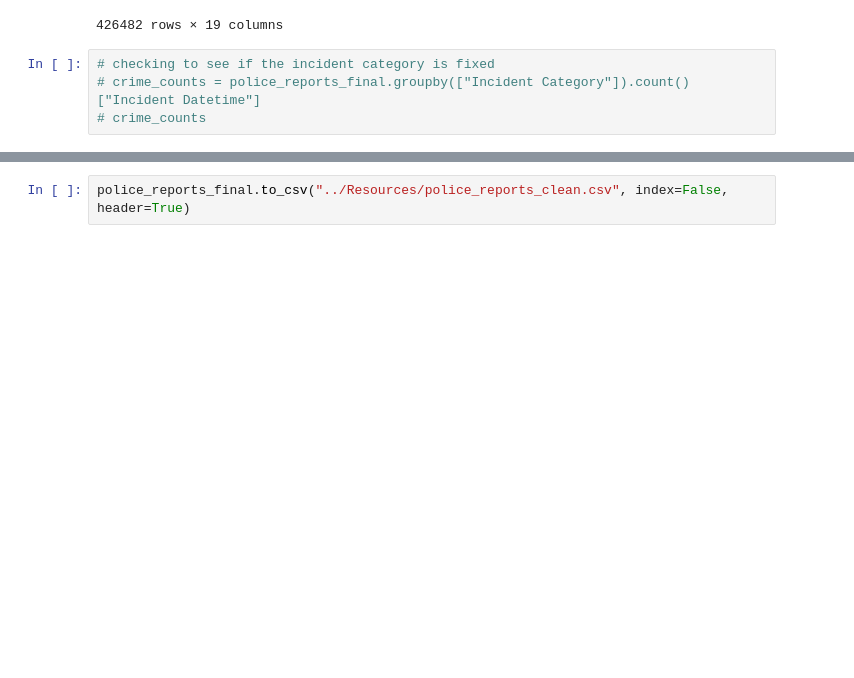
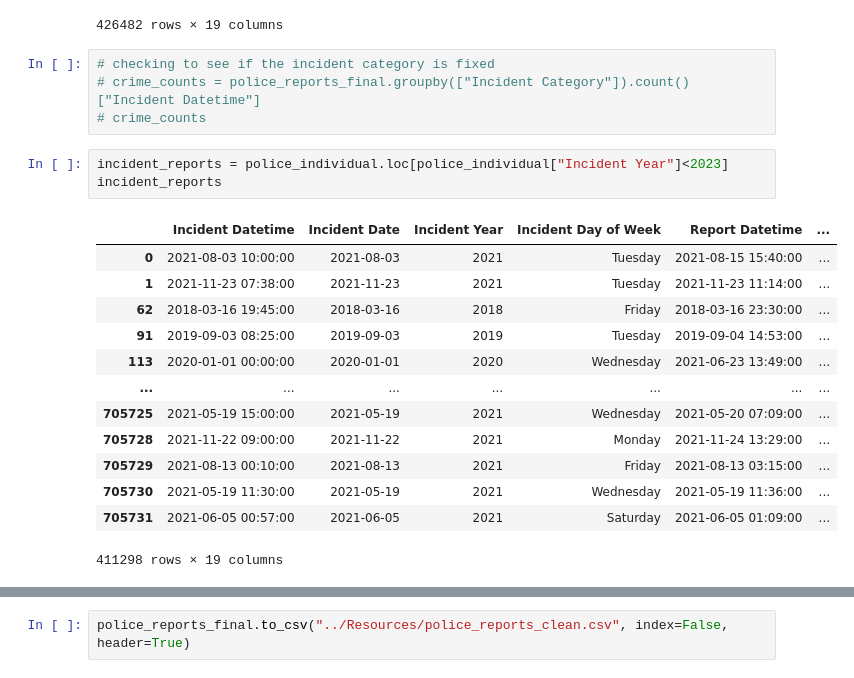
Before and after one commit to ahmed-saleem916/Virtual-Reality-, a Jupyter notebook: sf_data_cleaning.ipynb, the cells around one changed output, grey strips where cells are left out. Drawn from its saved outputs; the diff is of its cells as text; blank space fills up the shorter version.

```diff
--- a/sf_data_cleaning.ipynb
+++ b/sf_data_cleaning.ipynb
@@ -245,4 +245,21 @@ police_individual
 # checking to see if the incident category is fixed
 # crime_counts = police_reports_final.groupby(["Incident Category"]).count()["Incident Datetime"]
 # crime_counts
+# %%
+incident_reports = police_individual.loc[police_individual["Incident Year"]<2023]
+incident_reports
+# %% [output]
+|  | Incident Datetime | Incident Date | Incident Year | Incident Day of Week | Report Datetime | ... |
+| 0 | 2021-08-03 10:00:00 | 2021-08-03 | 2021 | Tuesday | 2021-08-15 15:40:00 | ... |
+| 1 | 2021-11-23 07:38:00 | 2021-11-23 | 2021 | Tuesday | 2021-11-23 11:14:00 | ... |
+| 62 | 2018-03-16 19:45:00 | 2018-03-16 | 2018 | Friday | 2018-03-16 23:30:00 | ... |
+| 91 | 2019-09-03 08:25:00 | 2019-09-03 | 2019 | Tuesday | 2019-09-04 14:53:00 | ... |
+| 113 | 2020-01-01 00:00:00 | 2020-01-01 | 2020 | Wednesday | 2021-06-23 13:49:00 | ... |
+| ... | ... | ... | ... | ... | ... | ... |
+| 705725 | 2021-05-19 15:00:00 | 2021-05-19 | 2021 | Wednesday | 2021-05-20 07:09:00 | ... |
+| 705728 | 2021-11-22 09:00:00 | 2021-11-22 | 2021 | Monday | 2021-11-24 13:29:00 | ... |
+| 705729 | 2021-08-13 00:10:00 | 2021-08-13 | 2021 | Friday | 2021-08-13 03:15:00 | ... |
+| 705730 | 2021-05-19 11:30:00 | 2021-05-19 | 2021 | Wednesday | 2021-05-19 11:36:00 | ... |
+| 705731 | 2021-06-05 00:57:00 | 2021-06-05 | 2021 | Saturday | 2021-06-05 01:09:00 | ... |
+411298 rows × 19 columns
 # %%
```
Also changed, not shown: parts of 1 cell of this notebook, 2 other files.
